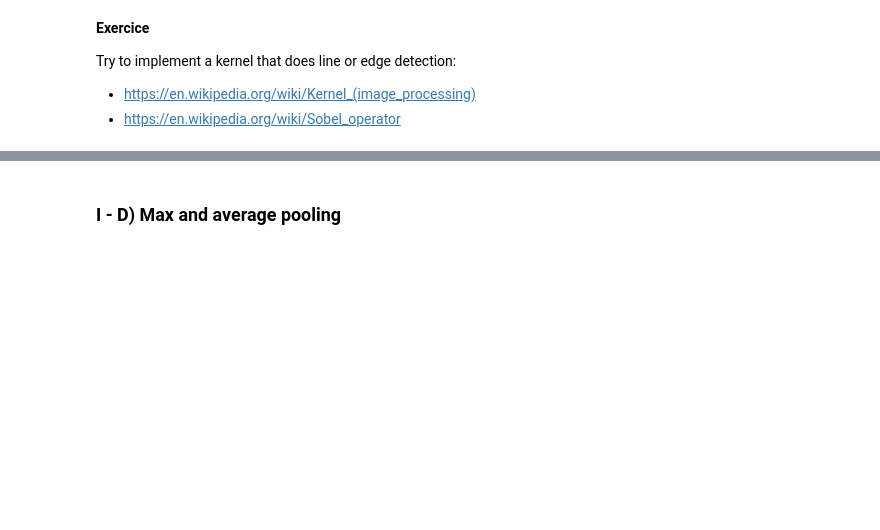
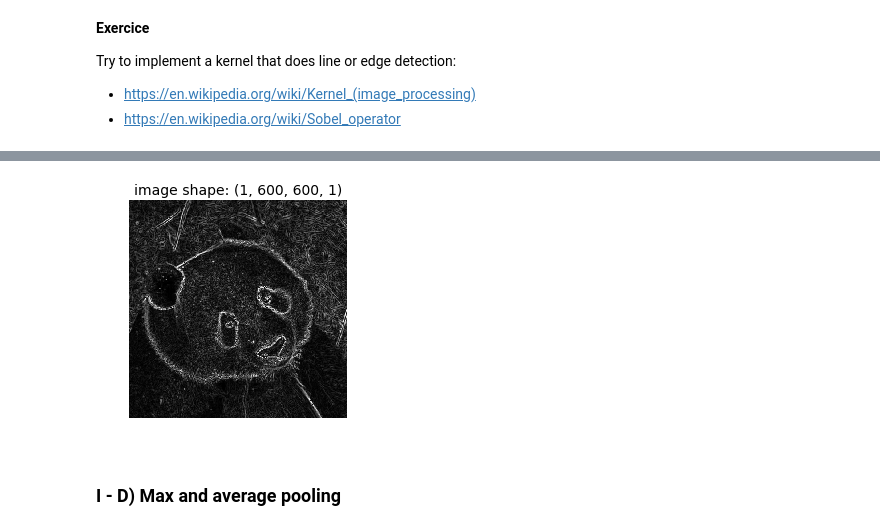
Before and after one commit to MaxTeiger/courses_labs, a Jupyter notebook: 3-CNN/lab/CNN_rendered.ipynb, the cells around one changed output, grey strips where cells are left out. Drawn from its saved outputs; the diff is of its cells as text; code cells hidden in the pictures; blank space fills up the shorter version.

Commit message:
enriched lab 3 outputs

```diff
--- a/3-CNN/lab/CNN_rendered.ipynb
+++ b/3-CNN/lab/CNN_rendered.ipynb
@@ -158,7 +199,7 @@ Try to implement a kernel that does line or edge detection:
 - https://en.wikipedia.org/wiki/Kernel_(image_processing)
 - https://en.wikipedia.org/wiki/Sobel_operator
 # %%
-line_detection_kernel = np.asarray(
+line_detection_kernel_x = np.asarray(
     [
         [1, 0., -1],
         [2, 0., -2],
@@ -166,5 +207,17 @@ line_detection_kernel = np.asarray(
     ]
 )
 
-kernel_data = np.expand_dims(line_detection_kernel, axis=-1)
-visualize_kernel(kernel_data)
+line_detection_kernel_y = np.asarray(
+    [
+        [1,   2,  1],
+        [0.,  0., 0.],
+        [-1, -2,  -1]
+    ]
+)
+
+kernel_data_x = np.expand_dims(line_detection_kernel_x, axis=-1)
+kernel_data_y = np.expand_dims(line_detection_kernel_y, axis=-1)
+print('Vertical edges detection kernel:')
+visualize_kernel(kernel_data_x)
+print('Horizontal edges detection kernel:')
+visualize_kernel(kernel_data_y)
@@ -171,16 +233,21 @@ visualize_kernel(kernel_data)
 # %%
 image = tf.placeholder(tf.float32, shape=(None, None, None, 1))
 kernel = tf.placeholder(tf.float32, shape=(3, 3, 1, 1))
 
 output_line_detection = conv_2d(image, kernel, strides=(1, 1, 1, 1),
                                 padding='SAME', conv_type='standard')
 
 with tf.Session() as sess:
     image_batch = np.expand_dims(grey_sample_image, axis=0)
-    kernel_data = np.expand_dims(kernel_data, axis=-1)
-    feed_dict = {image: image_batch, kernel: kernel_data}
-    feature_map = sess.run(output_line_detection, feed_dict=feed_dict)
-    show(feature_map)
+    kernel_data_x_expanded = np.expand_dims(kernel_data_x, axis=-1)
+    kernel_data_y_expanded = np.expand_dims(kernel_data_y, axis=-1)
+    feed_dict_x = {image: image_batch, kernel: kernel_data_x_expanded}
+    feed_dict_y = {image: image_batch, kernel: kernel_data_y_expanded}
+    feature_map_x = sess.run(output_line_detection, feed_dict=feed_dict_x)
+    feature_map_y = sess.run(output_line_detection, feed_dict=feed_dict_y)
+    show(np.sqrt(feature_map_x**2 + feature_map_y**2))
+# %% [output]
+[figure, added]
 # %% [markdown]
 ### I - D) Max and average pooling
 # %% [markdown]
```
Also changed, not shown: parts of 24 cells of this notebook.
